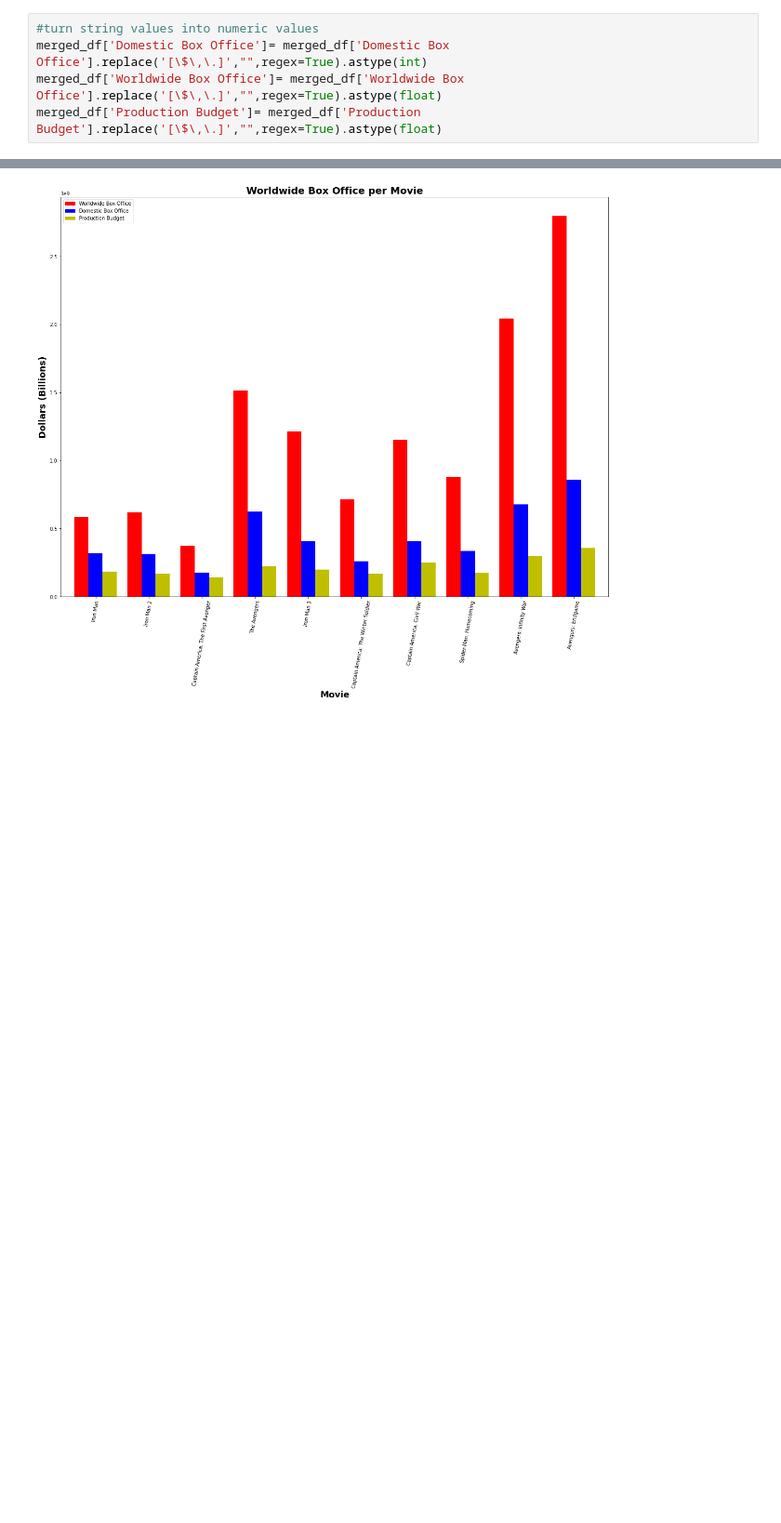
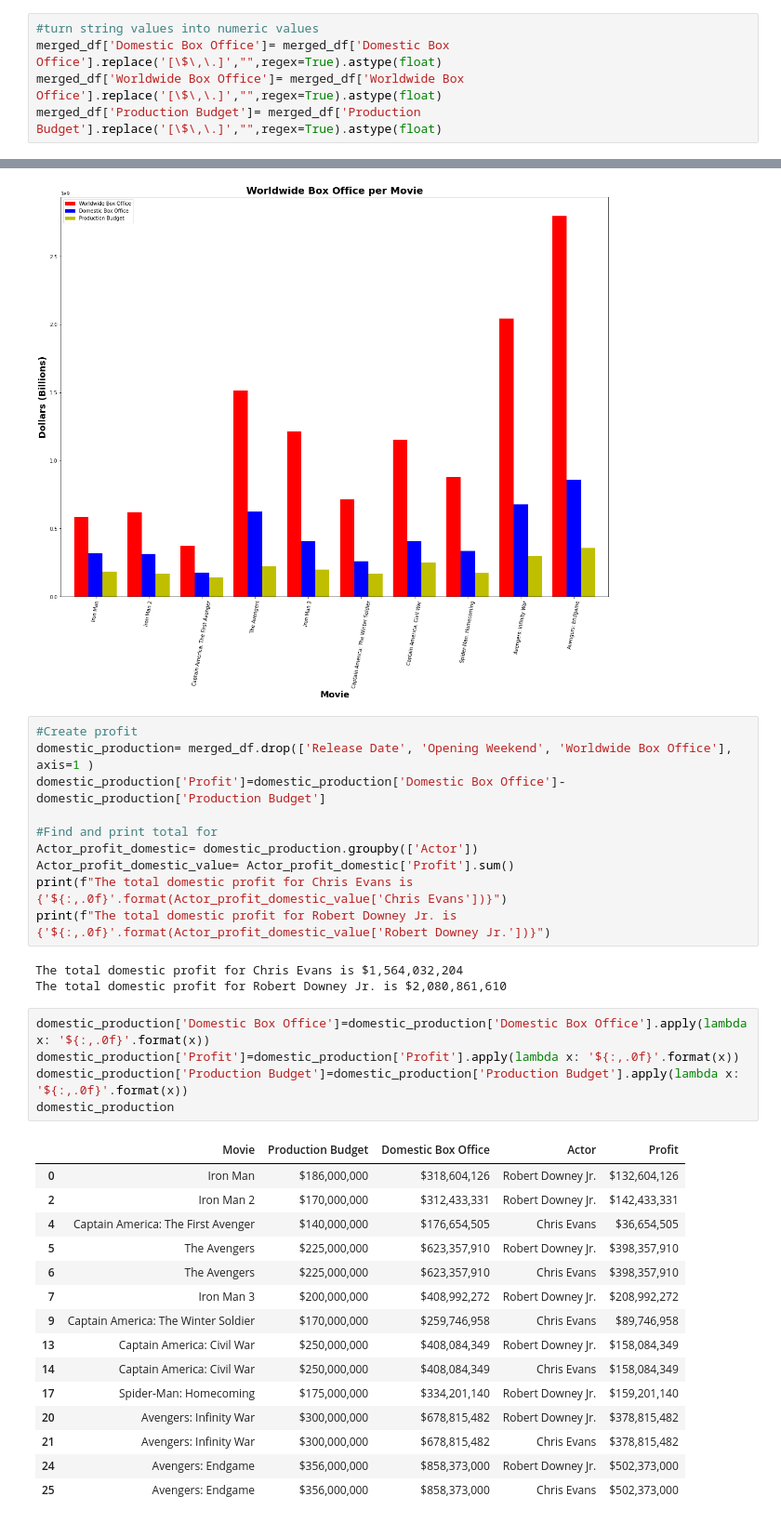
Before and after one commit to dmhitt/Marvel-Movies-Profitability, a Jupyter notebook: Domestic vs Global.ipynb, the cells around one changed output, grey strips where cells are left out. Shown at 93% size. Cells and saved outputs as stored; diff of their text form; blank space fills up the shorter version.

```diff
--- a/Domestic vs Global.ipynb
+++ b/Domestic vs Global.ipynb
@@ -110,6 +72,6 @@ global_production
 # %%
 #turn string values into numeric values
-merged_df['Domestic Box Office']= merged_df['Domestic Box Office'].replace('[\$\,\.]',"",regex=True).astype(int)
+merged_df['Domestic Box Office']= merged_df['Domestic Box Office'].replace('[\$\,\.]',"",regex=True).astype(float)
 merged_df['Worldwide Box Office']= merged_df['Worldwide Box Office'].replace('[\$\,\.]',"",regex=True).astype(float)
 merged_df['Production Budget']= merged_df['Production Budget'].replace('[\$\,\.]',"",regex=True).astype(float)
 # %%
@@ -147,3 +109,37 @@ plt.xlabel('Movie', fontsize=18, fontweight='bold')
 plt.show()
 # %% [output]
 [figure]
+# %%
+#Create profit
+domestic_production= merged_df.drop(['Release Date', 'Opening Weekend', 'Worldwide Box Office'], axis=1 )
+domestic_production['Profit']=domestic_production['Domestic Box Office']-domestic_production['Production Budget']
+
+#Find and print total for
+Actor_profit_domestic= domestic_production.groupby(['Actor'])
+Actor_profit_domestic_value= Actor_profit_domestic['Profit'].sum()
+print(f"The total domestic profit for Chris Evans is {'${:,.0f}'.format(Actor_profit_domestic_value['Chris Evans'])}")
+print(f"The total domestic profit for Robert Downey Jr. is {'${:,.0f}'.format(Actor_profit_domestic_value['Robert Downey Jr.'])}")
+# %% [output]
+The total domestic profit for Chris Evans is $1,564,032,204
+The total domestic profit for Robert Downey Jr. is $2,080,861,610
+# %%
+domestic_production['Domestic Box Office']=domestic_production['Domestic Box Office'].apply(lambda x: '${:,.0f}'.format(x))
+domestic_production['Profit']=domestic_production['Profit'].apply(lambda x: '${:,.0f}'.format(x))
+domestic_production['Production Budget']=domestic_production['Production Budget'].apply(lambda x: '${:,.0f}'.format(x))
+domestic_production
+# %% [output]
+|  | Movie | Production Budget | Domestic Box Office | Actor | Profit |
+| 0 | Iron Man | $186,000,000 | $318,604,126 | Robert Downey Jr. | $132,604,126 |
+| 2 | Iron Man 2 | $170,000,000 | $312,433,331 | Robert Downey Jr. | $142,433,331 |
+| 4 | Captain America: The First Avenger | $140,000,000 | $176,654,505 | Chris Evans | $36,654,505 |
+| 5 | The Avengers | $225,000,000 | $623,357,910 | Robert Downey Jr. | $398,357,910 |
+| 6 | The Avengers | $225,000,000 | $623,357,910 | Chris Evans | $398,357,910 |
+| 7 | Iron Man 3 | $200,000,000 | $408,992,272 | Robert Downey Jr. | $208,992,272 |
+| 9 | Captain America: The Winter Soldier | $170,000,000 | $259,746,958 | Chris Evans | $89,746,958 |
+| 13 | Captain America: Civil War | $250,000,000 | $408,084,349 | Robert Downey Jr. | $158,084,349 |
+| 14 | Captain America: Civil War | $250,000,000 | $408,084,349 | Chris Evans | $158,084,349 |
+| 17 | Spider-Man: Homecoming | $175,000,000 | $334,201,140 | Robert Downey Jr. | $159,201,140 |
+| 20 | Avengers: Infinity War | $300,000,000 | $678,815,482 | Robert Downey Jr. | $378,815,482 |
+| 21 | Avengers: Infinity War | $300,000,000 | $678,815,482 | Chris Evans | $378,815,482 |
+| 24 | Avengers: Endgame | $356,000,000 | $858,373,000 | Robert Downey Jr. | $502,373,000 |
+| 25 | Avengers: Endgame | $356,000,000 | $858,373,000 | Chris Evans | $502,373,000 |
```
Also changed, not shown: parts of 4 cells of this notebook.
